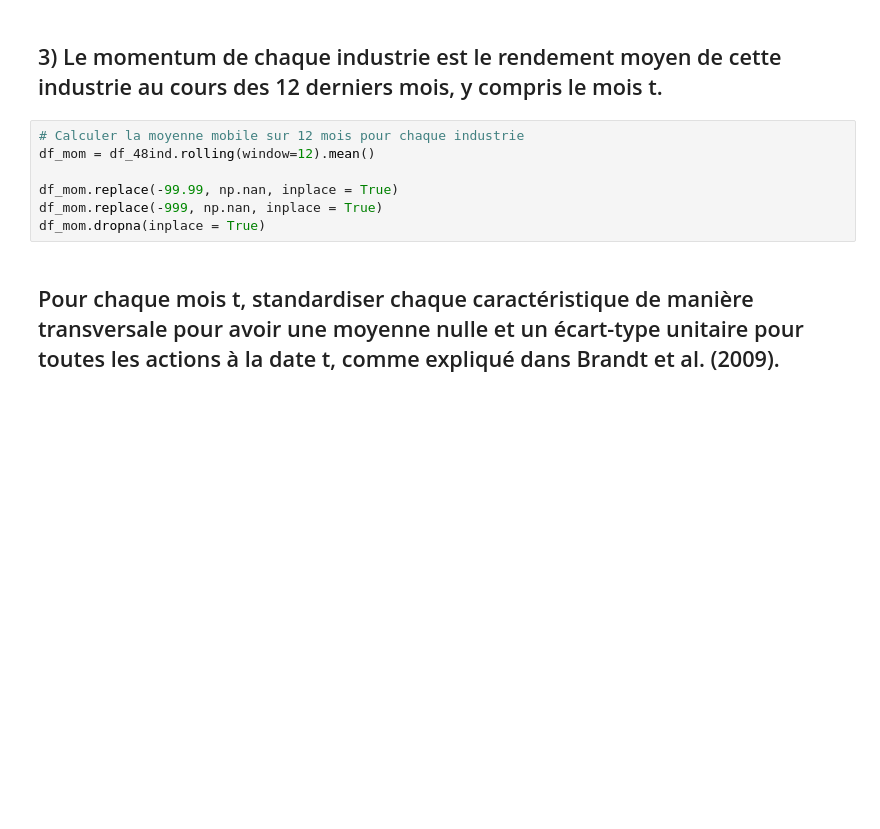
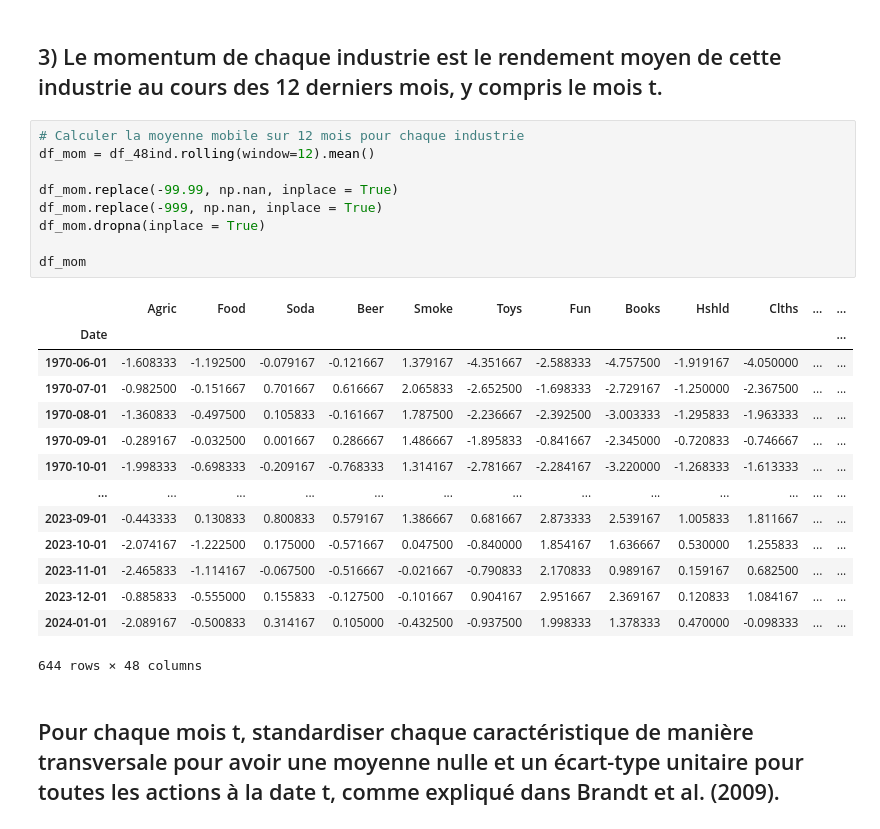
Before and after one commit to DominicPrenovost/TP2-PF-management, a Jupyter notebook: QuestionC.ipynb, the cells around one changed output. Cells and saved outputs as stored; diff of their text form; blank space fills up the shorter version.

```diff
--- a/QuestionC.ipynb
+++ b/QuestionC.ipynb
@@ -50,10 +104,27 @@ df_BtoM.dropna(inplace = True)
 # %%
 # Calculer la moyenne mobile sur 12 mois pour chaque industrie
 df_mom = df_48ind.rolling(window=12).mean()
 
 df_mom.replace(-99.99, np.nan, inplace = True)
 df_mom.replace(-999, np.nan, inplace = True)
 df_mom.dropna(inplace = True)
+
+df_mom
+# %% [output]
+|  | Agric | Food | Soda | Beer | Smoke | Toys | Fun | Books | Hshld | Clths | ... | ... |
+| Date |  |  |  |  |  |  |  |  |  |  |  | ... |
+| 1970-06-01 | -1.608333 | -1.192500 | -0.079167 | -0.121667 | 1.379167 | -4.351667 | -2.588333 | -4.757500 | -1.919167 | -4.050000 | ... | ... |
+| 1970-07-01 | -0.982500 | -0.151667 | 0.701667 | 0.616667 | 2.065833 | -2.652500 | -1.698333 | -2.729167 | -1.250000 | -2.367500 | ... | ... |
+| 1970-08-01 | -1.360833 | -0.497500 | 0.105833 | -0.161667 | 1.787500 | -2.236667 | -2.392500 | -3.003333 | -1.295833 | -1.963333 | ... | ... |
+| 1970-09-01 | -0.289167 | -0.032500 | 0.001667 | 0.286667 | 1.486667 | -1.895833 | -0.841667 | -2.345000 | -0.720833 | -0.746667 | ... | ... |
+| 1970-10-01 | -1.998333 | -0.698333 | -0.209167 | -0.768333 | 1.314167 | -2.781667 | -2.284167 | -3.220000 | -1.268333 | -1.613333 | ... | ... |
+| ... | ... | ... | ... | ... | ... | ... | ... | ... | ... | ... | ... | ... |
+| 2023-09-01 | -0.443333 | 0.130833 | 0.800833 | 0.579167 | 1.386667 | 0.681667 | 2.873333 | 2.539167 | 1.005833 | 1.811667 | ... | ... |
+| 2023-10-01 | -2.074167 | -1.222500 | 0.175000 | -0.571667 | 0.047500 | -0.840000 | 1.854167 | 1.636667 | 0.530000 | 1.255833 | ... | ... |
+| 2023-11-01 | -2.465833 | -1.114167 | -0.067500 | -0.516667 | -0.021667 | -0.790833 | 2.170833 | 0.989167 | 0.159167 | 0.682500 | ... | ... |
+| 2023-12-01 | -0.885833 | -0.555000 | 0.155833 | -0.127500 | -0.101667 | 0.904167 | 2.951667 | 2.369167 | 0.120833 | 1.084167 | ... | ... |
+| 2024-01-01 | -2.089167 | -0.500833 | 0.314167 | 0.105000 | -0.432500 | -0.937500 | 1.998333 | 1.378333 | 0.470000 | -0.098333 | ... | ... |
+644 rows × 48 columns
 # %% [markdown]
 ## Pour chaque mois t, standardiser chaque caractéristique de manière transversale pour avoir une moyenne nulle et un écart-type unitaire pour toutes les actions à la date t, comme expliqué dans Brandt et al. (2009).
 # %%
```
Also changed, not shown: parts of 4 cells of this notebook.
